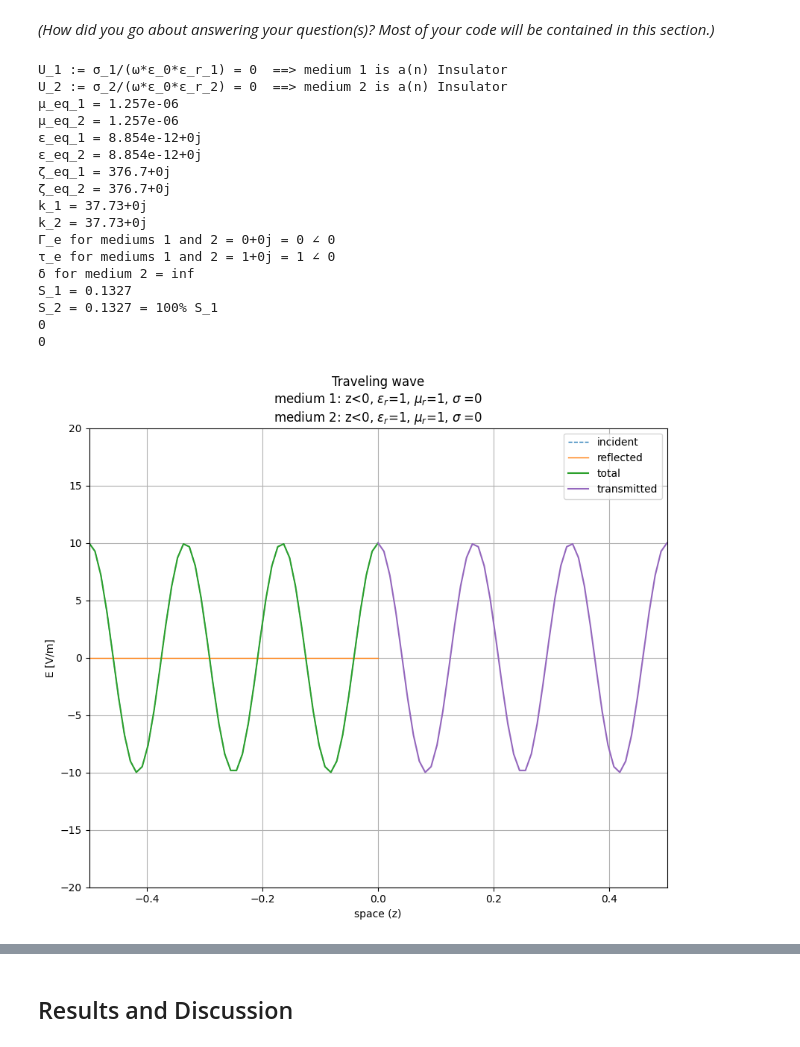
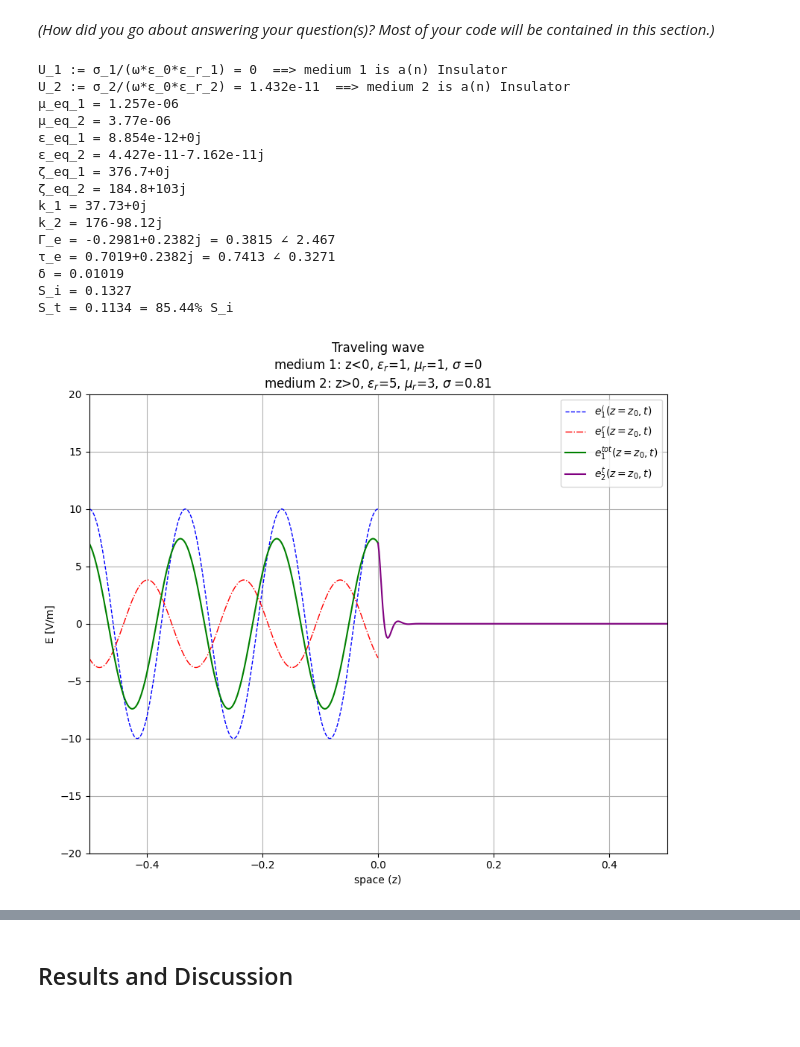
Before and after one commit to daummic1/PHY480-Honors, a Jupyter notebook: PHY480-905_SemesterProjectTemplate.ipynb, the cells around one changed output, grey strips where cells are left out. Drawn from its saved outputs; the diff is of its cells as text; code cells hidden in the pictures.

```diff
--- a/PHY480-905_SemesterProjectTemplate.ipynb
+++ b/PHY480-905_SemesterProjectTemplate.ipynb
@@ -22,32 +22,36 @@ contained in this section.)_
 ### Code base from the em-waves python package's waves.py
 ### Initial code does not support more than one material, so majority have changes have been made to implement multiple materials
 # %%
+from original import Sine, Medium
+import matplotlib.pyplot as plt
+
 f_0     = 1.8e9 # [Hz]
 E_0     = 10.0  # [V/m]
 
 wave = Sine(f=f_0, A=E_0)
 # wave = Gaussian(rms=1.3)
 # wave = Rect(width=4)
 
-# wave.add_mediums(medium1=free_space, medium2=medium2)
+free_space = Medium(1,1,0)
+medium2 = Medium(5,3,.81)
+
+wave.add_mediums(medium1=free_space, medium2=medium2)
 wave.print_data()
 wave.show()
 # %% [output]
 U_1 := σ_1/(ω*ε_0*ε_r_1) = 0  ==> medium 1 is a(n) Insulator
-U_2 := σ_2/(ω*ε_0*ε_r_2) = 0  ==> medium 2 is a(n) Insulator
+U_2 := σ_2/(ω*ε_0*ε_r_2) = 1.432e-11  ==> medium 2 is a(n) Insulator
 μ_eq_1 = 1.257e-06
-μ_eq_2 = 1.257e-06
+μ_eq_2 = 3.77e-06
 ε_eq_1 = 8.854e-12+0j
-ε_eq_2 = 8.854e-12+0j
+ε_eq_2 = 4.427e-11-7.162e-11j
 ζ_eq_1 = 376.7+0j
-ζ_eq_2 = 376.7+0j
+ζ_eq_2 = 184.8+103j
 k_1 = 37.73+0j
-k_2 = 37.73+0j
-Γ_e for mediums 1 and 2 = 0+0j = 0 ∠ 0
-τ_e for mediums 1 and 2 = 1+0j = 1 ∠ 0
-δ for medium 2 = inf
-S_1 = 0.1327
-S_2 = 0.1327 = 100% S_1
-0
-0
+k_2 = 176-98.12j
+Γ_e = -0.2981+0.2382j = 0.3815 ∠ 2.467
+τ_e = 0.7019+0.2382j = 0.7413 ∠ 0.3271
+δ = 0.01019
+S_i = 0.1327
+S_t = 0.1134 = 85.44% S_i
-[figure, old version]
+[figure, new version]
```
Also changed, not shown: parts of 3 cells of this notebook, 4 other files.
